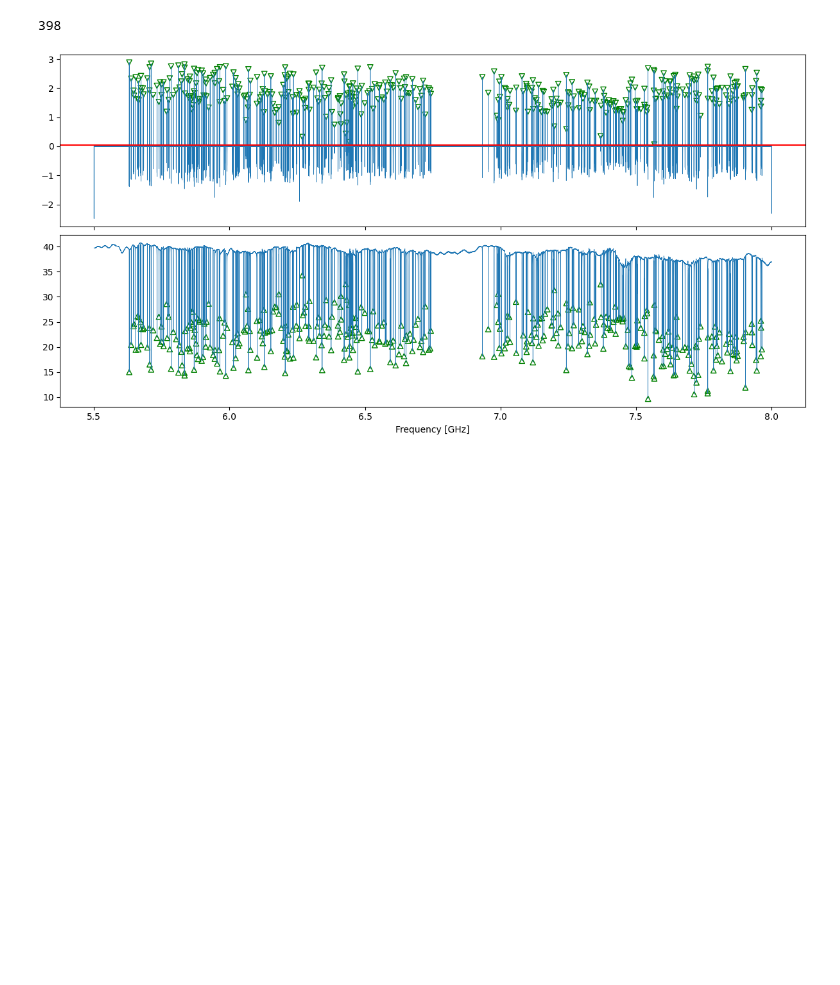
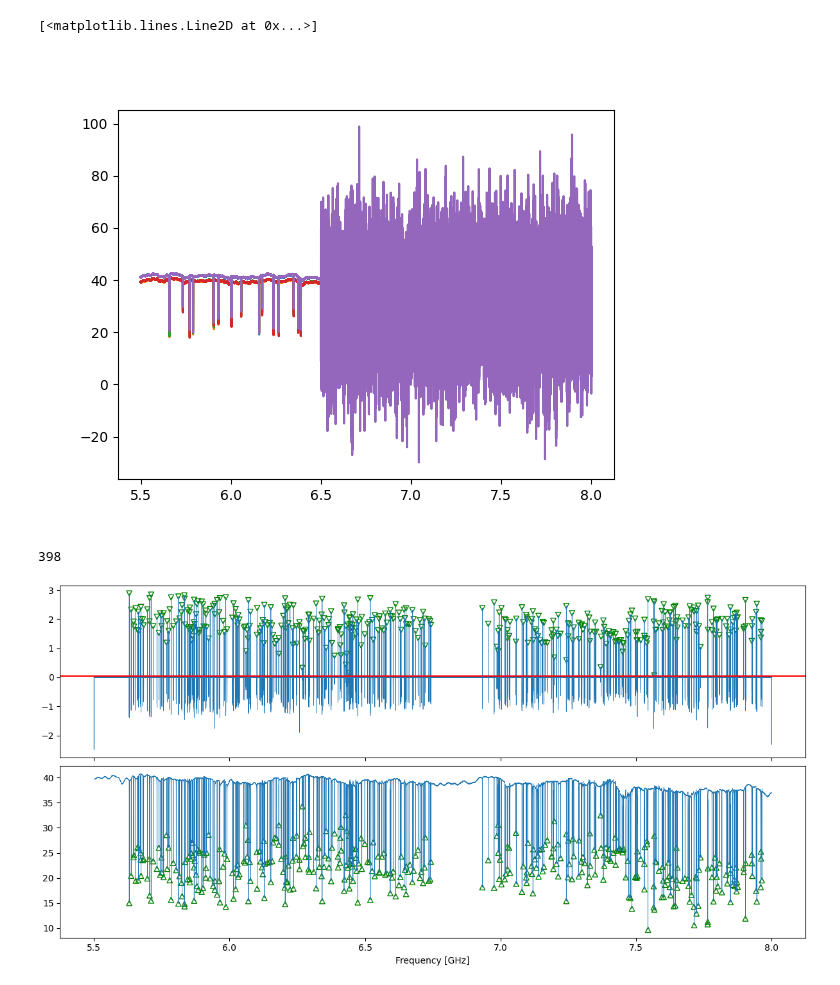
Before and after one commit to wilbertras/spatial-mapping, a Jupyter notebook: linewidth.ipynb, the cells around one changed output. Cells and saved outputs as stored; diff of their text form; code cells hidden in the pictures; blank space fills up the shorter version.

Commit message:
added cooldowns s21s

```diff
--- a/linewidth.ipynb
+++ b/linewidth.ipynb
@@ -11,3 +21,20 @@ from copy import copy
+# %%
+dir = 'D:/KID metingen/Entropy ADR/LT343chip9_BF_20240604_mapping/'
+file1 = 'VNAsweep_1st_cooldown.npy'
+file2 = 'VNAsweep_2nd_cooldown.npy'
+file3 = 'VNAsweep_3rd_cooldown.npy'
+file4 = 'VNAsweep_4th_cooldown.npy'
+file5 = 'VNAsweep_labview.m'
+# data5 = read_dat_file(dir + file5)
+files = [file1, file2, file3, file4]
+fig, ax = plt.subplots()
+for file in files:
+    data = np.load(dir + file)
+    ax.plot(data[0], data[1])
+# ax.plot(data5[:, 0], data5[:, 1])
+# %% [output]
+[<matplotlib.lines.Line2D at 0x...>]
+[figure, added]
 # %%
 s21 = np.load('./S21s/LT343/VNAsweep_s21_5-9GHz.npy')
 freqs = np.load('./S21s/LT343/VNAsweep_freqs_5-9GHz.npy')
```
Also changed, not shown: parts of 1 cell of this notebook, 12 other files.
